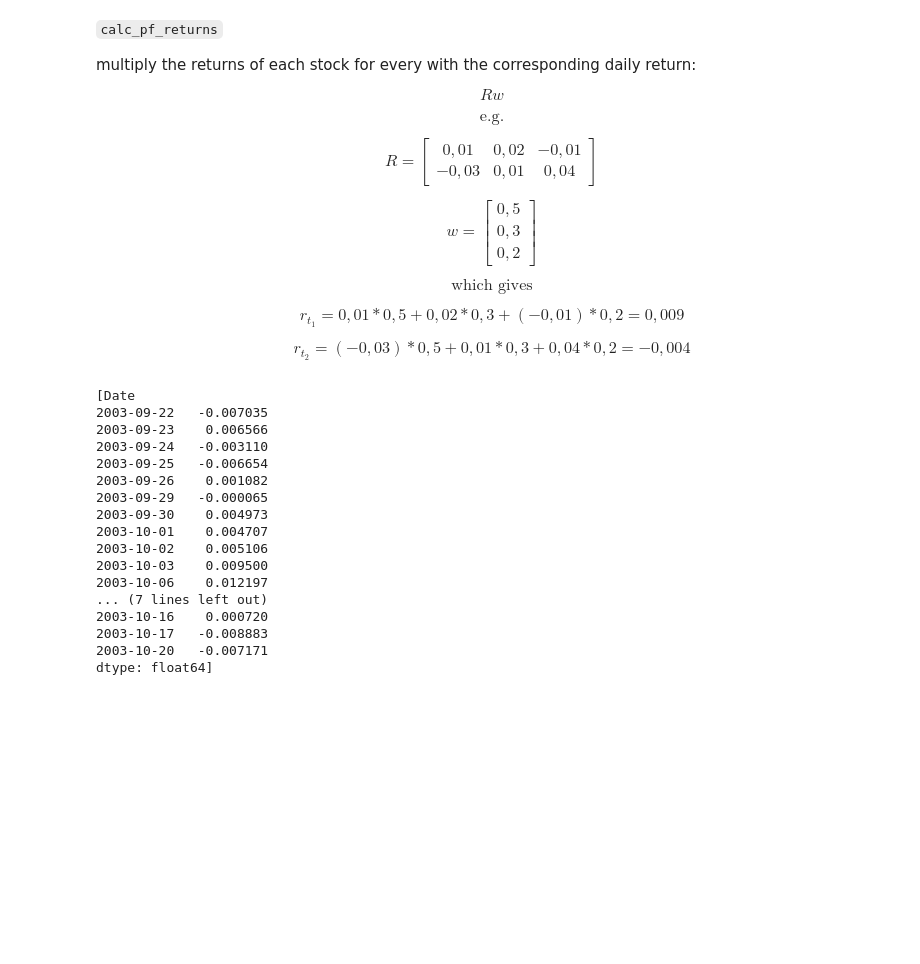
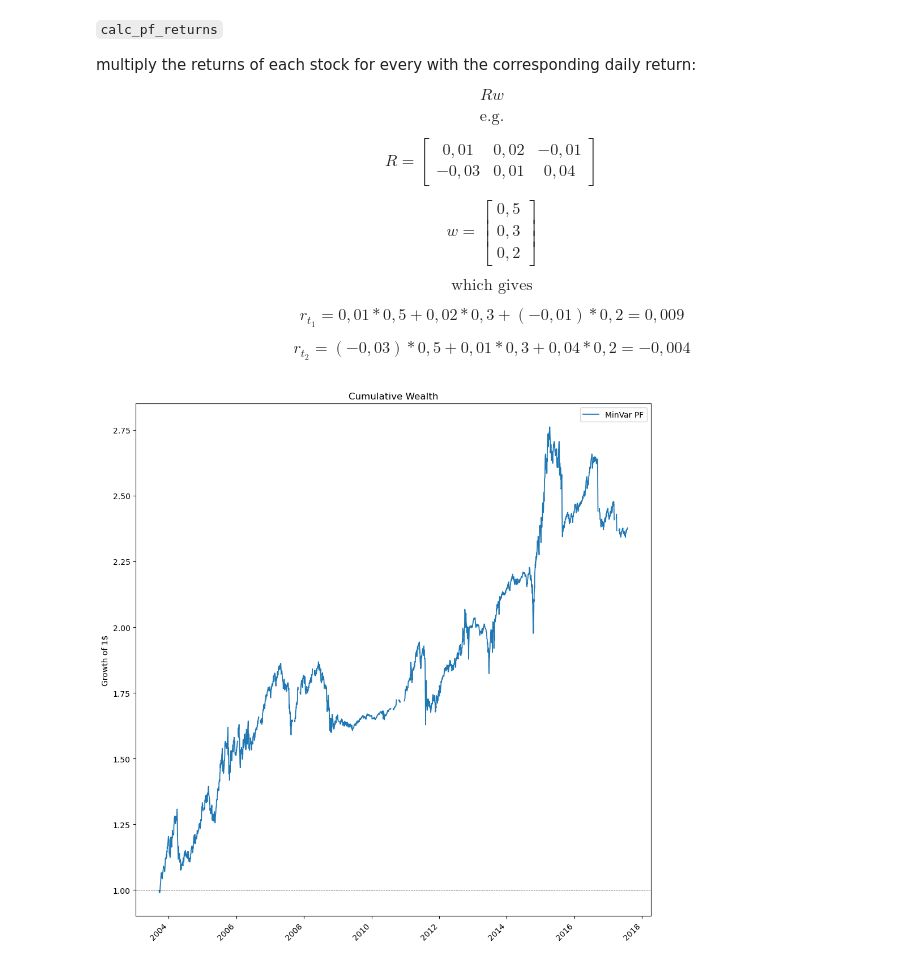
Before and after one commit to ppilihpHa/Portfolio-Optimization, a Jupyter notebook: pfo_simulation.ipynb, the cells around one changed output. Saved outputs shown, nothing was run; the diff lists cells and outputs as text; code cells hidden in the pictures; blank space fills up the shorter version.

Commit message:
working on visualization

```diff
--- a/pfo_simulation.ipynb
+++ b/pfo_simulation.ipynb
@@ -184,13 +186,13 @@ df = main_df[["Date", "Return","DSCD"]]
 
 un_dates = np.sort(df["Date"].unique())
 T = len(un_dates)
-un_dates_cut = un_dates[2000:6000] # just to scale down a bit for this experimental scope
+un_dates_cut = un_dates[2000:6000] # just to cut down a bit for this experimental scope
 T_cut = len(un_dates_cut)
 
 estimation_window = 512
 holding_period = 21
 
-times_to_rebalance = range(estimation_window, T, holding_period)
+times_to_rebalance = range(estimation_window, T_cut, holding_period)
 
 inv = Investor(strategy="Minimum Variance", cov_estimator="Sample")
 
@@ -201,7 +203,7 @@ for t in tqdm(times_to_rebalance):
 
     prevent_overflow_idx = min(t + holding_period, T_cut)
 
-    holding_period = un_dates_cut[t:prevent_overflow_idx]
+    holding_dates = un_dates_cut[t:prevent_overflow_idx]
 
     estimation_sector = df[(df["Date"] >= est_start) & (df["Date"] <= est_end)]
 
@@ -215,26 +217,4 @@ for t in tqdm(times_to_rebalance):
 
     selected_sector_R = selected_sector_R.loc[:, selected_sector_R.columns.sort_values()] # not sure why we do this exavtly, I think because rows should match for our matrix calculations later -> added it to open questions
 
-    inv.rebalance(sel_R=selected_sector_R, period=holding_period, stocks=selected_stocks)
-
-    print(inv.return_history)
-
-    break
+    inv.rebalance(sel_R=selected_sector_R, period=holding_dates, stocks=selected_stocks)
-# %% [output]
-[Date
-2003-09-22   -0.007035
-2003-09-23    0.006566
-2003-09-24   -0.003110
-2003-09-25   -0.006654
-2003-09-26    0.001082
-2003-09-29   -0.000065
-2003-09-30    0.004973
-2003-10-01    0.004707
-2003-10-02    0.005106
-2003-10-03    0.009500
-2003-10-06    0.012197
-... (7 lines left out)
-2003-10-16    0.000720
-2003-10-17   -0.008883
-2003-10-20   -0.007171
-dtype: float64]
@@ -240,0 +274,4 @@ dtype: float64]
+# %%
+plot_pf_investor_wealth(inv)
+# %% [output]
+[figure, added]
```
Also changed, not shown: parts of 2 cells of this notebook, 1 other file.
